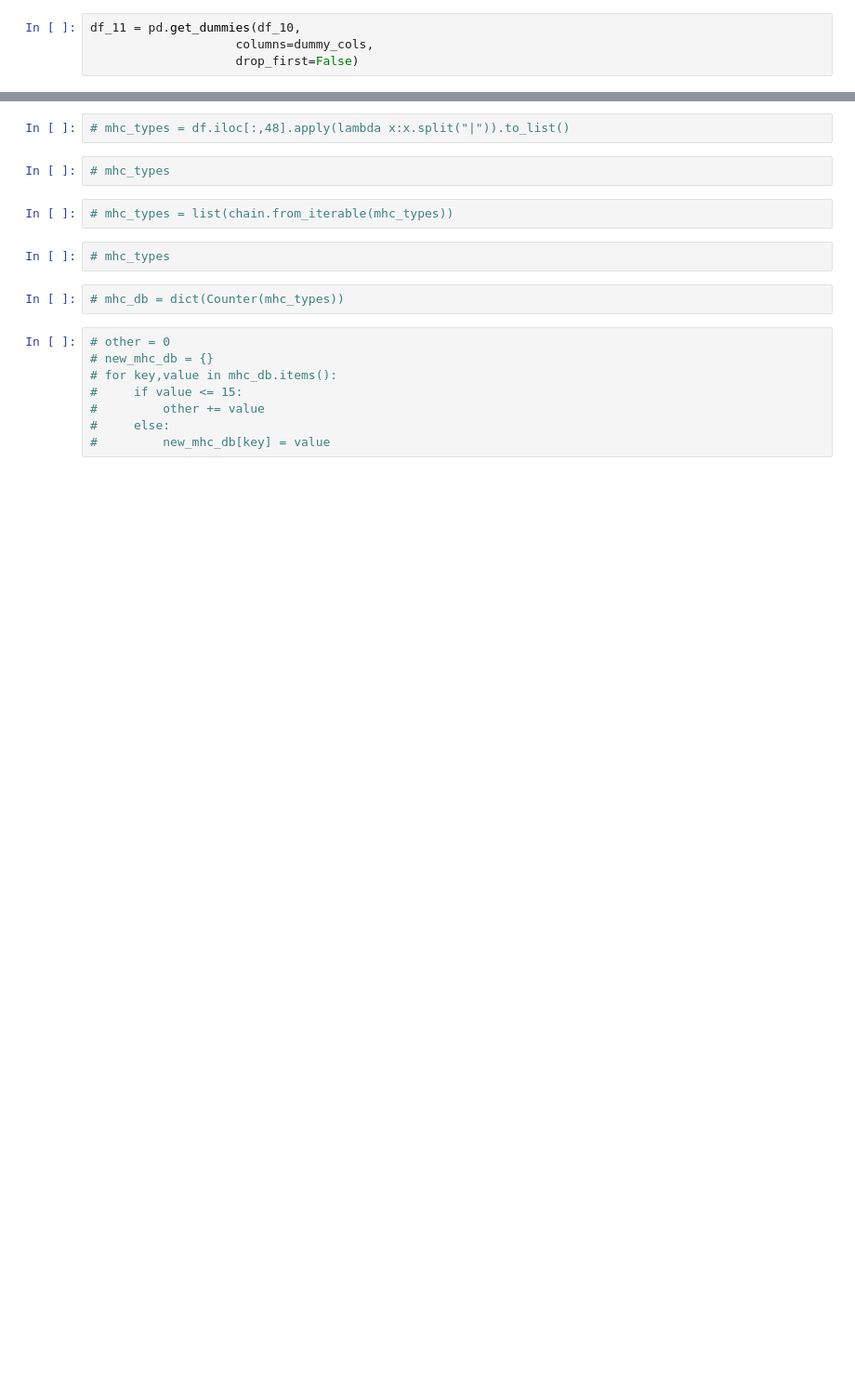
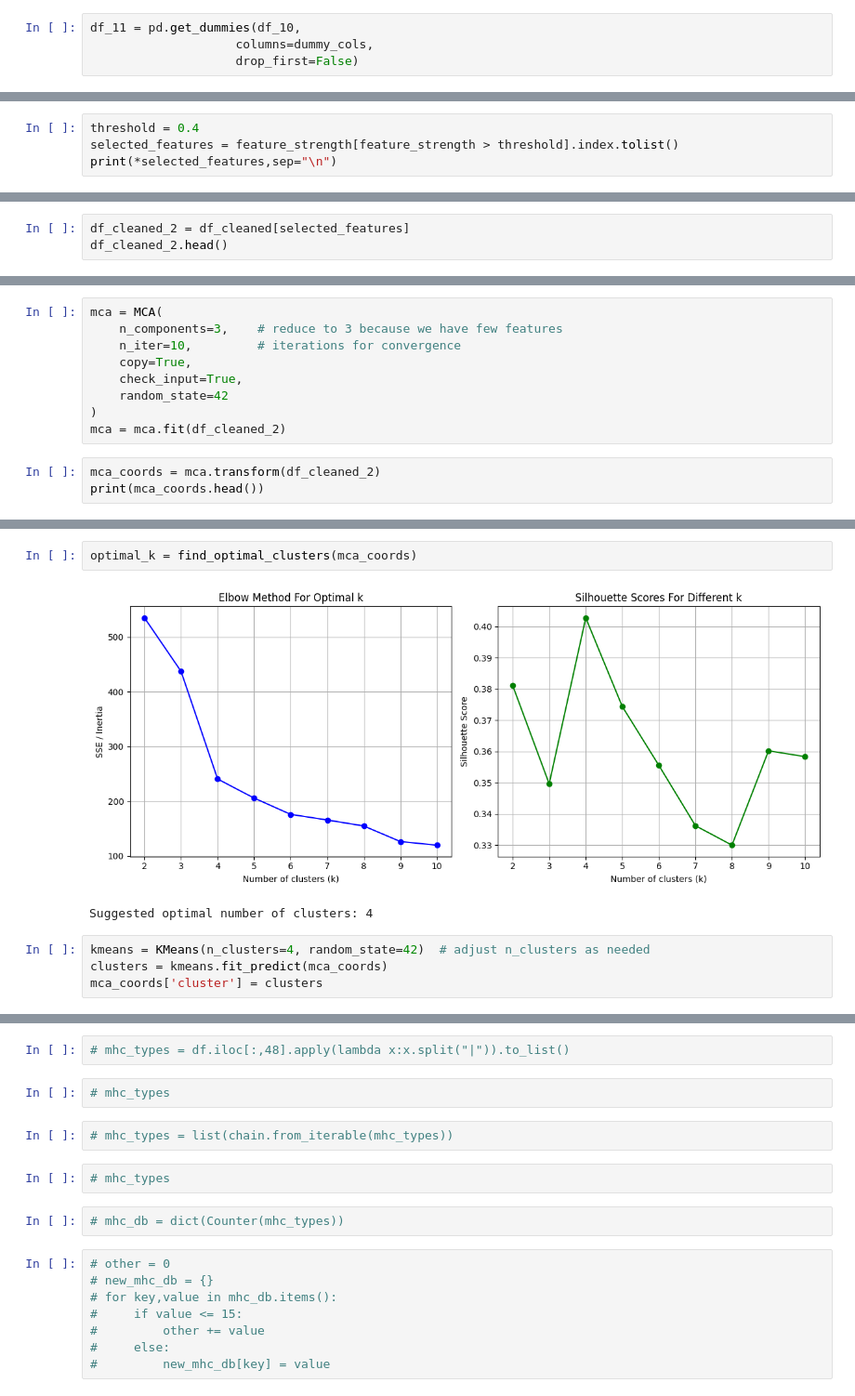
Before and after one commit to hkafrawi/kaggle_portfolio, a Jupyter notebook: mental-health-in-tech-classification.ipynb, the cells around one changed output, grey strips where cells are left out. Shown at 93% size. Cells and saved outputs as stored; diff of their text form; blank space fills up the shorter version.

```diff
--- a/mental-health-in-tech-classification.ipynb
+++ b/mental-health-in-tech-classification.ipynb
@@ -675,0 +1159,4 @@ for i,column in enumerate(df_11.select_dtypes(include=['object']).columns):
+# %%
+threshold = 0.4
+selected_features = feature_strength[feature_strength > threshold].index.tolist()
+print(*selected_features,sep="\n")
@@ -675,0 +1204,3 @@ for i,column in enumerate(df_11.select_dtypes(include=['object']).columns):
+# %%
+df_cleaned_2 = df_cleaned[selected_features]
+df_cleaned_2.head()
@@ -675,0 +1216,12 @@ for i,column in enumerate(df_11.select_dtypes(include=['object']).columns):
+# %%
+mca = MCA(
+    n_components=3,    # reduce to 3 because we have few features
+    n_iter=10,         # iterations for convergence
+    copy=True,
+    check_input=True,
+    random_state=42
+)
+mca = mca.fit(df_cleaned_2)
+# %%
+mca_coords = mca.transform(df_cleaned_2)
+print(mca_coords.head())
@@ -675,0 +1307,9 @@ for i,column in enumerate(df_11.select_dtypes(include=['object']).columns):
+# %%
+optimal_k = find_optimal_clusters(mca_coords)
+# %% [output]
+[figure, added]
+Suggested optimal number of clusters: 4
+# %%
+kmeans = KMeans(n_clusters=4, random_state=42)  # adjust n_clusters as needed
+clusters = kmeans.fit_predict(mca_coords)
+mca_coords['cluster'] = clusters
```
Also changed, not shown: parts of 34 cells of this notebook.
